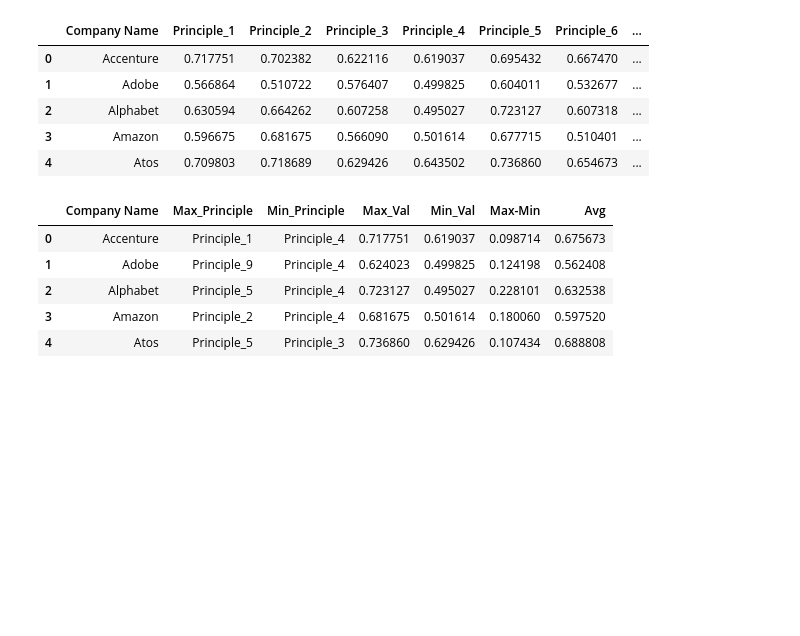
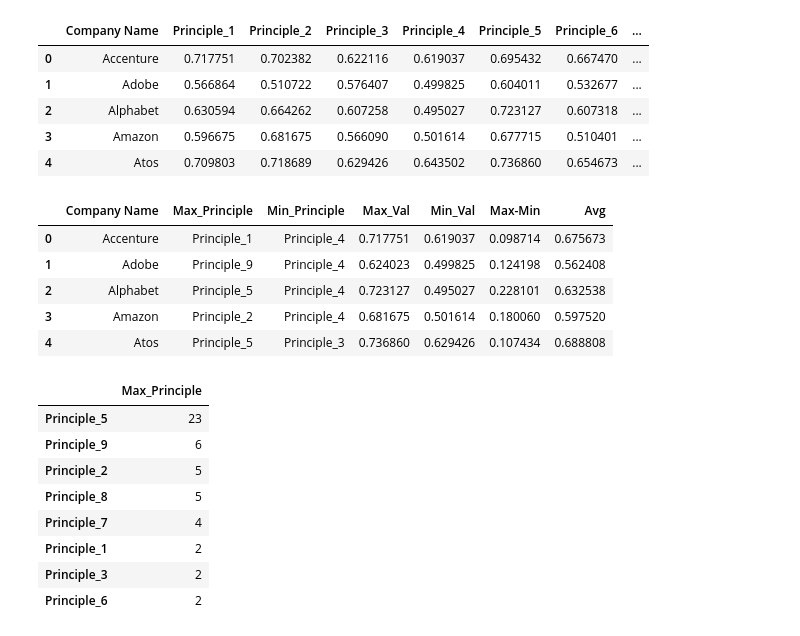
Before and after one commit to Kensuzuki95/Corporate_AI_Ethics_Guideline_Analysis, a Jupyter notebook: Result_Analysis.ipynb, the cells around one changed output. Saved outputs shown, nothing was run; the diff lists cells and outputs as text; code cells hidden in the pictures; blank space fills up the shorter version.

```diff
--- a/Result_Analysis.ipynb
+++ b/Result_Analysis.ipynb
@@ -77,3 +77,15 @@ analysis.head()
 | 2 | Alphabet | Principle_5 | Principle_4 | 0.723127 | 0.495027 | 0.228101 | 0.632538 |
 | 3 | Amazon | Principle_2 | Principle_4 | 0.681675 | 0.501614 | 0.180060 | 0.597520 |
 | 4 | Atos | Principle_5 | Principle_3 | 0.736860 | 0.629426 | 0.107434 | 0.688808 |
+# %%
+analysis['Max_Principle'].value_counts().to_frame()
+# %% [output]
+|  | Max_Principle |
+| Principle_5 | 23 |
+| Principle_9 | 6 |
+| Principle_2 | 5 |
+| Principle_8 | 5 |
+| Principle_7 | 4 |
+| Principle_1 | 2 |
+| Principle_3 | 2 |
+| Principle_6 | 2 |
```
Also changed, not shown: parts of 2 cells of this notebook.
